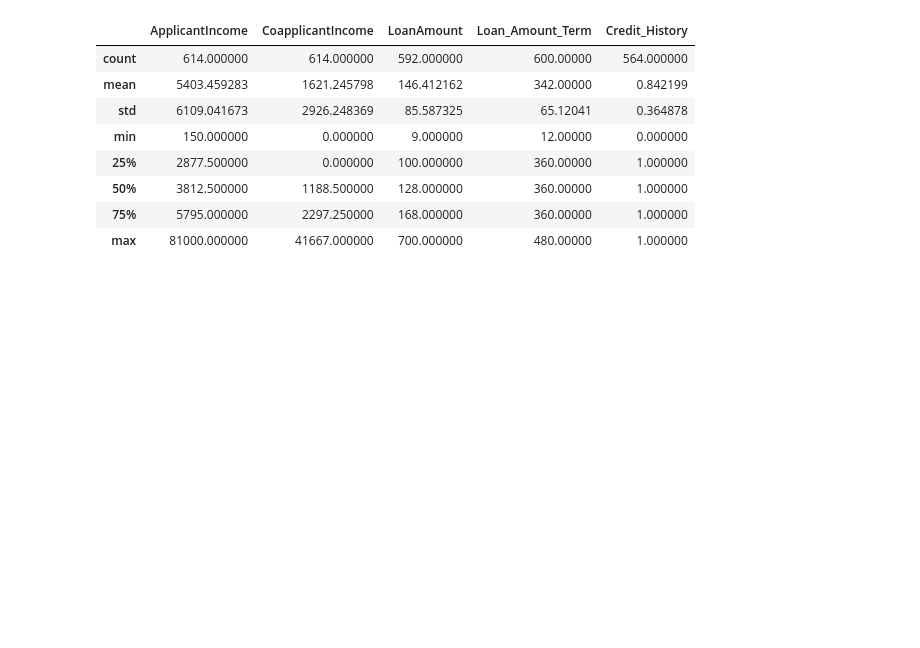
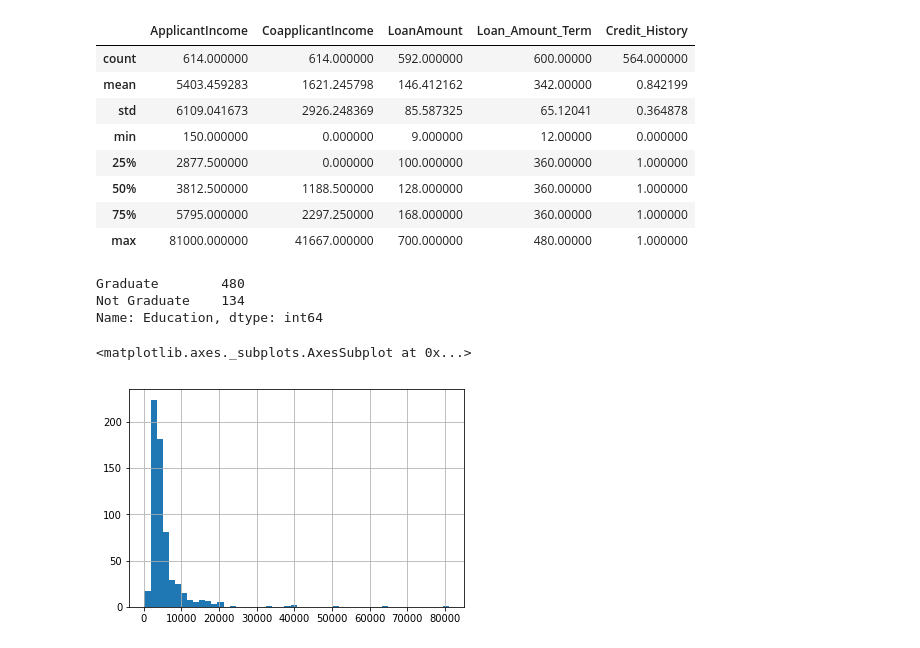
Before and after one commit to atos-datascience/data-analytics-and-science, a Jupyter notebook: Day 1/exercise 1 - loan prediction problem/notebooks/data-exploration.ipynb, the cells around one changed output. Drawn from its saved outputs; the diff is of its cells as text; code cells hidden in the pictures; blank space fills up the shorter version.

```diff
--- a/Day 1/exercise 1 - loan prediction problem/notebooks/data-exploration.ipynb
+++ b/Day 1/exercise 1 - loan prediction problem/notebooks/data-exploration.ipynb
@@ -34,3 +34,16 @@ dataframe.describe()
 | 50% | 3812.500000 | 1188.500000 | 128.000000 | 360.00000 | 1.000000 |
 | 75% | 5795.000000 | 2297.250000 | 168.000000 | 360.00000 | 1.000000 |
 | max | 81000.000000 | 41667.000000 | 700.000000 | 480.00000 | 1.000000 |
+# %%
+# Get summary of non numerical values e.g. Property_Area or Education
+dataframe['Property_Area'].value_counts()
+# %% [output]
+Graduate        480
+Not Graduate    134
+Name: Education, dtype: int64
+# %%
+# Plot a histogram of the applications income
+dataframe['ApplicantIncome'].hist(bins=50)
+# %% [output]
+<matplotlib.axes._subplots.AxesSubplot at 0x...>
+[figure, added]
```
Also changed, not shown: parts of 4 cells of this notebook, 2 other files.
